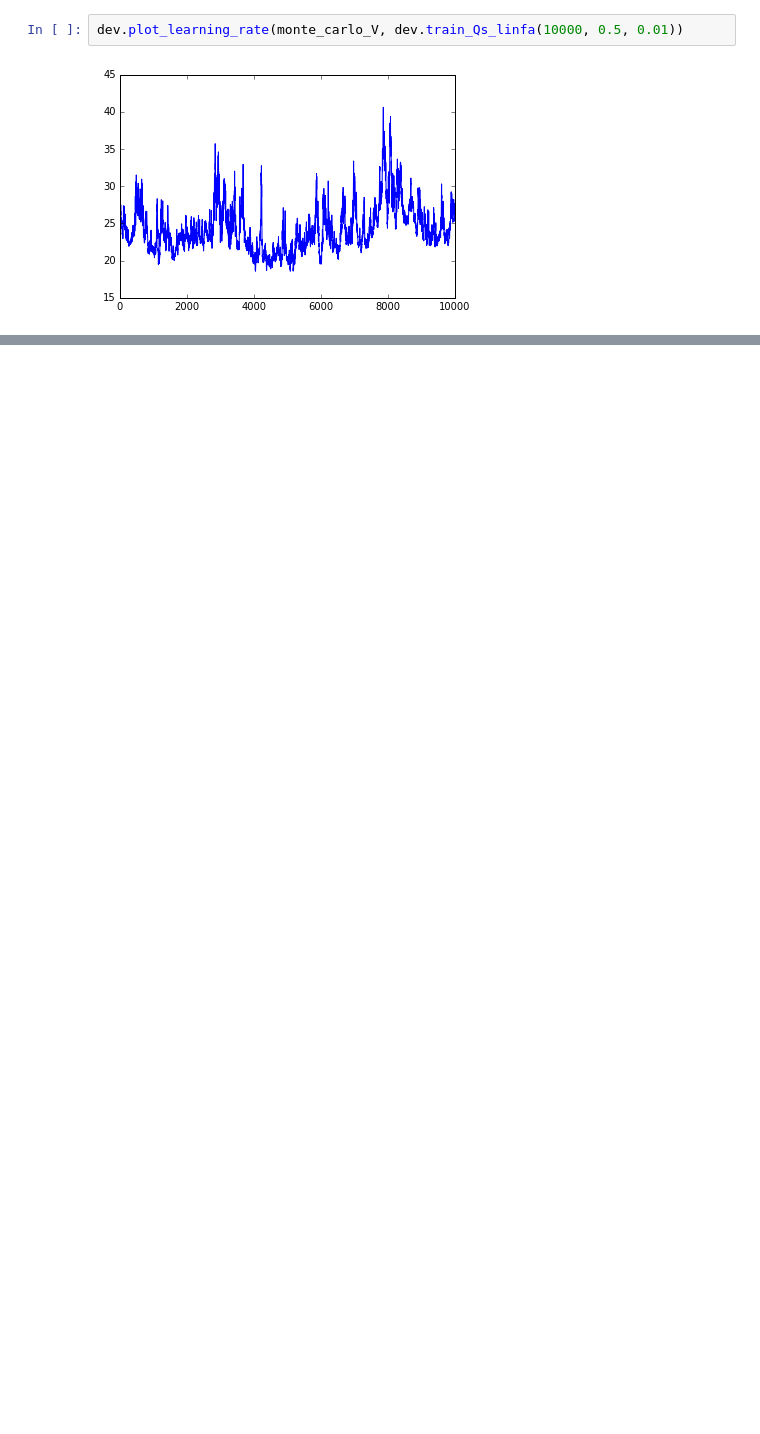
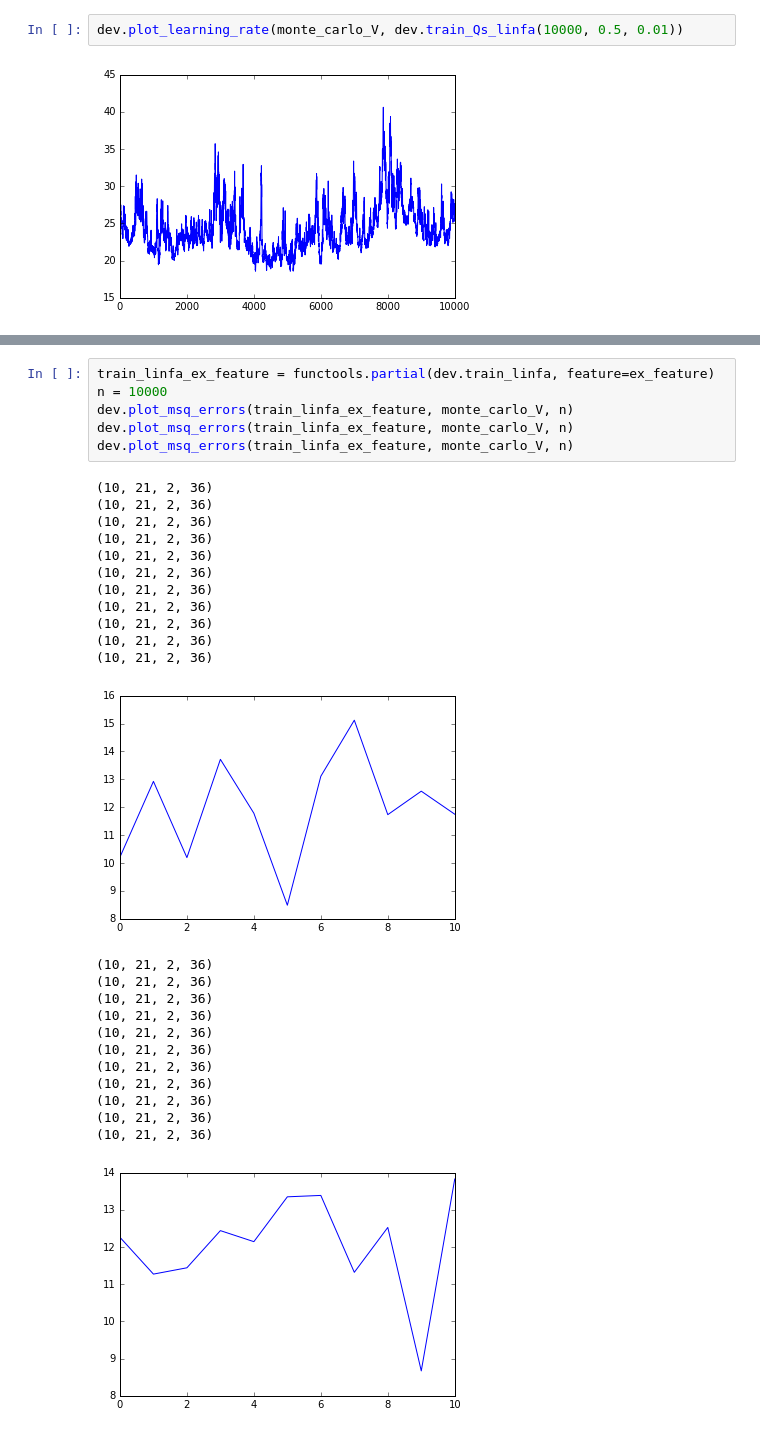
Before and after one commit to rmoehn/easy21, a Jupyter notebook: python/notebooks/Easy21.ipynb, the cells around one changed output, grey strips where cells are left out. Drawn from its saved outputs; the diff is of its cells as text; blank space fills up the shorter version.

```diff
--- a/python/notebooks/Easy21.ipynb
+++ b/python/notebooks/Easy21.ipynb
@@ -120,0 +123,31 @@ Whoa, this is pretty awesome. But why, but why, but why.
+# %%
+train_linfa_ex_feature = functools.partial(dev.train_linfa, feature=ex_feature)
+n = 10000
+dev.plot_msq_errors(train_linfa_ex_feature, monte_carlo_V, n)
+dev.plot_msq_errors(train_linfa_ex_feature, monte_carlo_V, n)
+dev.plot_msq_errors(train_linfa_ex_feature, monte_carlo_V, n)
+# %% [output]
+(10, 21, 2, 36)
+(10, 21, 2, 36)
+(10, 21, 2, 36)
+(10, 21, 2, 36)
+(10, 21, 2, 36)
+(10, 21, 2, 36)
+(10, 21, 2, 36)
+(10, 21, 2, 36)
+(10, 21, 2, 36)
+(10, 21, 2, 36)
+(10, 21, 2, 36)
+[figure, added]
+(10, 21, 2, 36)
+(10, 21, 2, 36)
+(10, 21, 2, 36)
+(10, 21, 2, 36)
+(10, 21, 2, 36)
+(10, 21, 2, 36)
+(10, 21, 2, 36)
+(10, 21, 2, 36)
+(10, 21, 2, 36)
+(10, 21, 2, 36)
+(10, 21, 2, 36)
+[figure, added]
```
Also changed, not shown: parts of 14 cells of this notebook, 1 other file.
